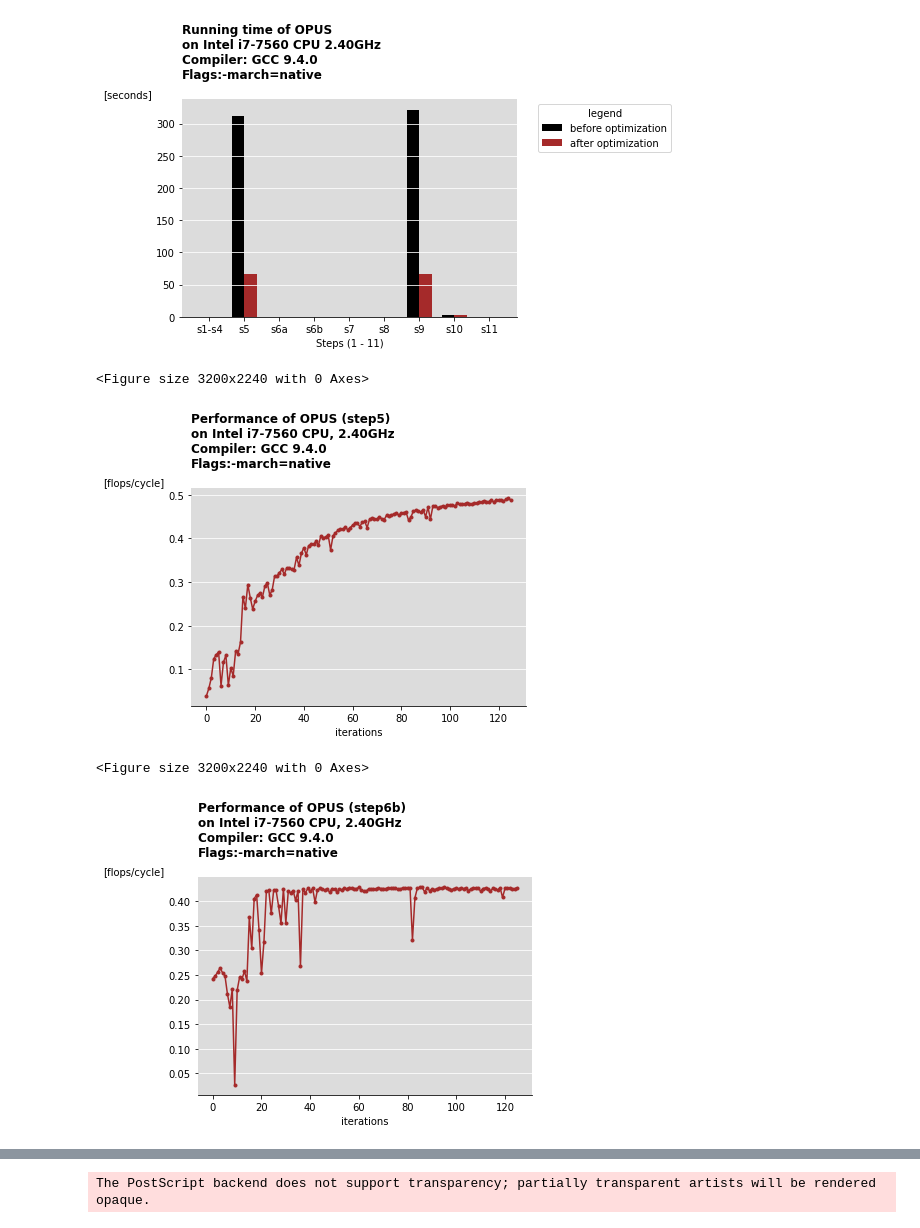
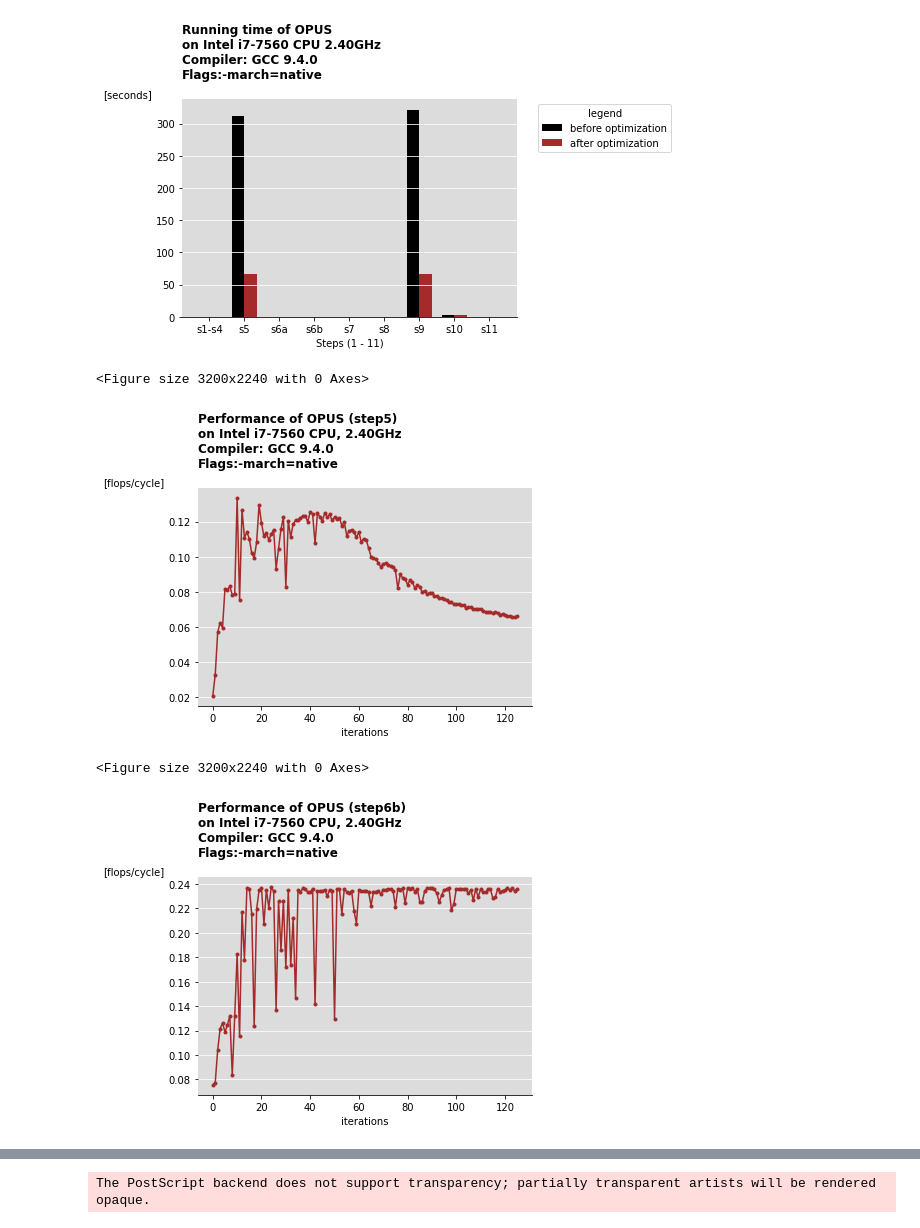
Before and after one commit to zhangganlin/OPUS-via-Bunch-Kaufman-pivoting-and-standard-optimization, a Jupyter notebook: script/plot.ipynb, the cells around one changed output, grey strips where cells are left out. Cells and saved outputs as stored; diff of their text form; code cells hidden in the pictures.

Commit message:
change plots

```diff
--- a/script/plot.ipynb
+++ b/script/plot.ipynb
@@ -14,13 +14,13 @@ plot_two_total('../output/baseline_solver_d4.txt', '../output/block_opt_eval_opt
 The PostScript backend does not support transparency; partially transparent artists will be rendered opaque.
 [figure]
 # %%
-plot_step_performance('../output/block_opt_eval_opt_d4.txt', '5',save=True, save_dir = './output_block_opt_eval_opt_d4_5.eps')
+plot_step_performance('../output/optimized_solver_d4.txt', '5',save=True, save_dir = './baseline_step5.eps')
 # %% [output]
 <Figure size 3200x2240 with 0 Axes>
-[figure, old version]
+[figure, new version]
 # %%
-plot_step_performance('../output/block_opt_eval_opt_d4.txt', '6b',save=True, save_dir = './output_block_opt_eval_opt_d4_6b.eps')
+plot_step_performance('../output/baseline_solver_d4.txt', '6b',save=True, save_dir = './output_baseline_step6b.eps')
 # %% [output]
 <Figure size 3200x2240 with 0 Axes>
-[figure, old version]
+[figure, new version]
 # %%
```
Also changed, not shown: parts of 13 cells of this notebook, 1 other file.
